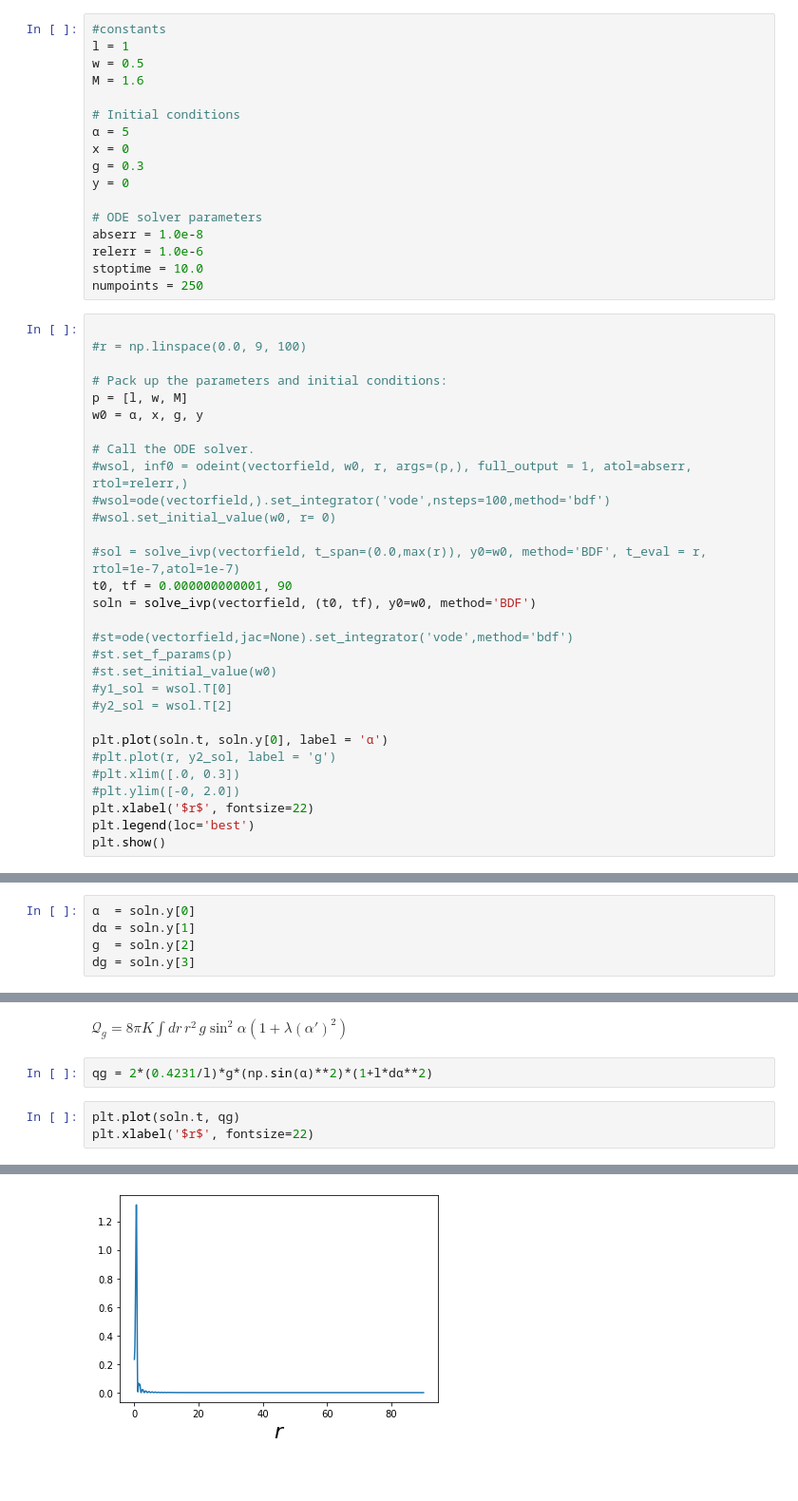
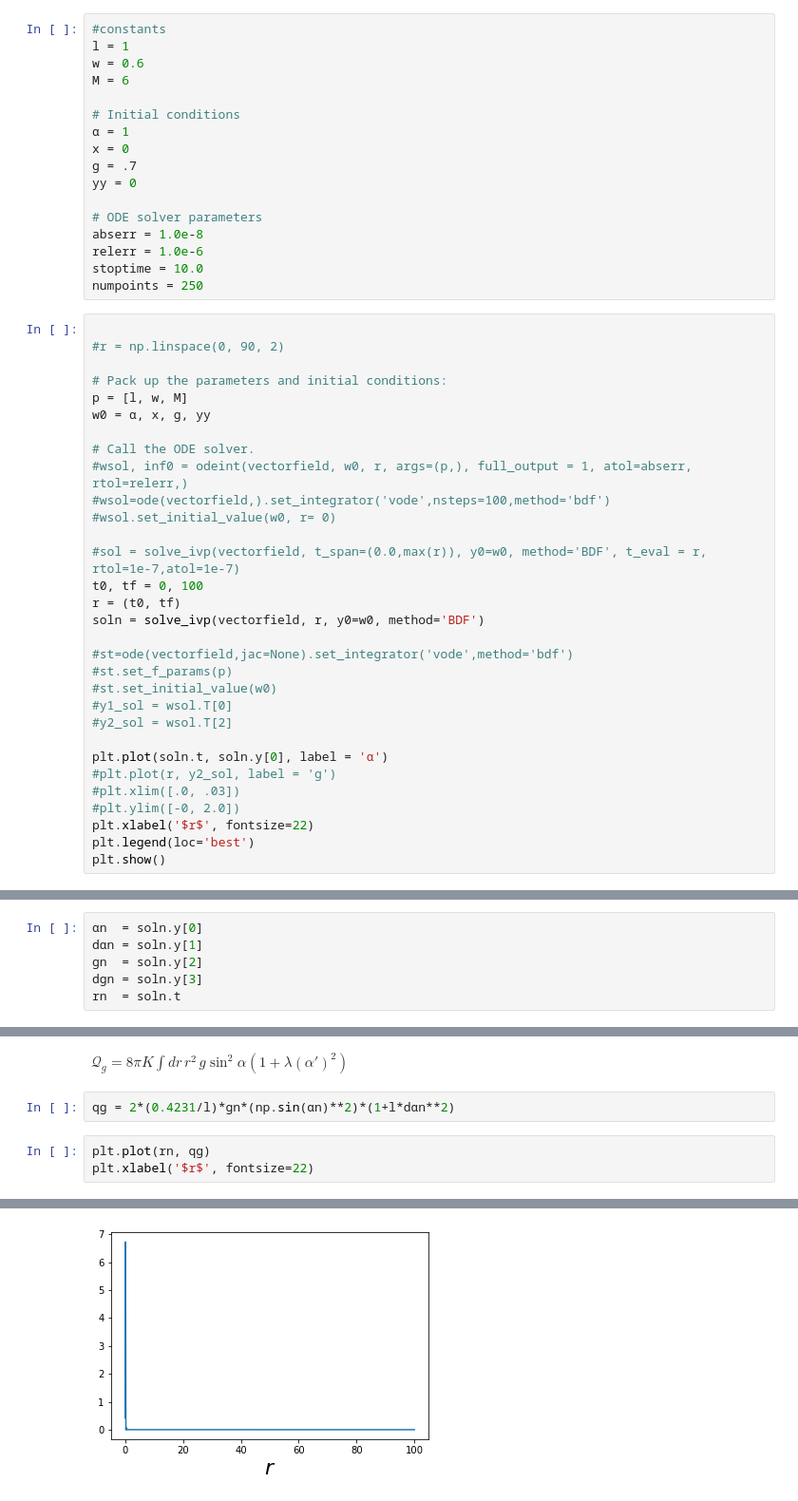
Before and after one commit to SumeetChougule/Skyrme-Q-balls, a Jupyter notebook: Gauged Q-Ball.ipynb, the cells around one changed output, grey strips where cells are left out. Shown: that part at 95% size. Saved outputs shown, nothing was run; the diff lists cells and outputs as text; blank space fills up the shorter version.

```diff
--- a/Gauged Q-Ball.ipynb
+++ b/Gauged Q-Ball.ipynb
@@ -49,14 +49,14 @@ y'= -\frac{2}{r}y+ 4K g \sin^{2}\alpha (1+\lambda x^{2}) $
 # %%
 #constants
 l = 1
-w = 0.5
-M = 1.6
+w = 0.6
+M = 6
 
 # Initial conditions
-α = 5
+α = 1
 x = 0
-g = 0.3
-y = 0
+g = .7
+yy = 0
 
 # ODE solver parameters
 abserr = 1.0e-8
@@ -65,11 +65,11 @@ stoptime = 10.0
 numpoints = 250
 # %%
 
-#r = np.linspace(0.0, 9, 100)
+#r = np.linspace(0, 90, 2)
 
 # Pack up the parameters and initial conditions:
 p = [l, w, M]
-w0 = α, x, g, y
+w0 = α, x, g, yy
 
 # Call the ODE solver.
 #wsol, inf0 = odeint(vectorfield, w0, r, args=(p,), full_output = 1, atol=abserr, rtol=relerr,)
@@ -77,8 +77,9 @@ w0 = α, x, g, y
 #wsol.set_initial_value(w0, r= 0)
 
 #sol = solve_ivp(vectorfield, t_span=(0.0,max(r)), y0=w0, method='BDF', t_eval = r, rtol=1e-7,atol=1e-7)
-t0, tf = 0.000000000001, 90
-soln = solve_ivp(vectorfield, (t0, tf), y0=w0, method='BDF')
+t0, tf = 0, 100
+r = (t0, tf)
+soln = solve_ivp(vectorfield, r, y0=w0, method='BDF')
 
 #st=ode(vectorfield,jac=None).set_integrator('vode',method='bdf')
 #st.set_f_params(p)
@@ -88,7 +89,7 @@ soln = solve_ivp(vectorfield, (t0, tf), y0=w0, method='BDF')
 
 plt.plot(soln.t, soln.y[0], label = 'α')
 #plt.plot(r, y2_sol, label = 'g')
-#plt.xlim([.0, 0.3])
+#plt.xlim([.0, .03])
 #plt.ylim([-0, 2.0])
 plt.xlabel('$r$', fontsize=22)
 plt.legend(loc='best')
@@ -172,8 +133,9 @@ plt.show()
 # %% [markdown]
 $E_{g}= 4\pi K \int dr \, r^{2}   \left[  g^{2} \sin^{2} \alpha \left( 1+  \lambda \left(\alpha'\right)^{2} \right) +  \left(\alpha'\right)^{2} - 8m^{2}\left(\cos \alpha-1 \right) + \frac{1}{4K} \left(g'\right)^{2} \right]$
 # %%
-α  = soln.y[0]
-dα = soln.y[1]
-g  = soln.y[2]
-dg = soln.y[3]
+αn  = soln.y[0]
+dαn = soln.y[1]
+gn  = soln.y[2]
+dgn = soln.y[3]
+rn  = soln.t
 # %%
@@ -189,10 +159,10 @@ Text(0.5, 0, '$r$')
 $\mathcal{Q}_{g}= 8 \pi K \int dr\, r^{2} \, g\sin^{2}\alpha \left(1+\lambda (\alpha')^{2}\right)
 $
 # %%
-qg = 2*(0.4231/l)*g*(np.sin(α)**2)*(1+l*dα**2)
+qg = 2*(0.4231/l)*gn*(np.sin(αn)**2)*(1+l*dαn**2)
 # %%
-plt.plot(soln.t, qg)
+plt.plot(rn, qg)
 plt.xlabel('$r$', fontsize=22)
 # %% [output]
 Text(0.5, 0, '$r$')
-[figure, old version]
+[figure, new version]
```
Also changed, not shown: parts of 11 cells of this notebook.
